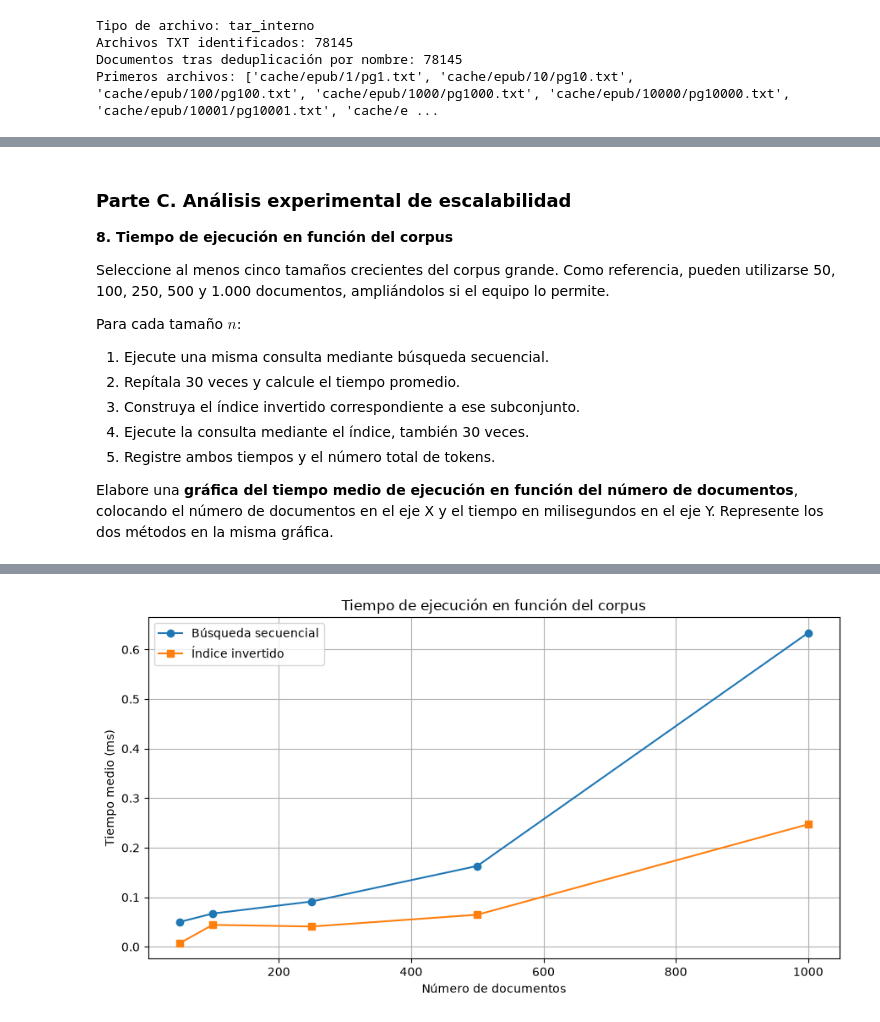
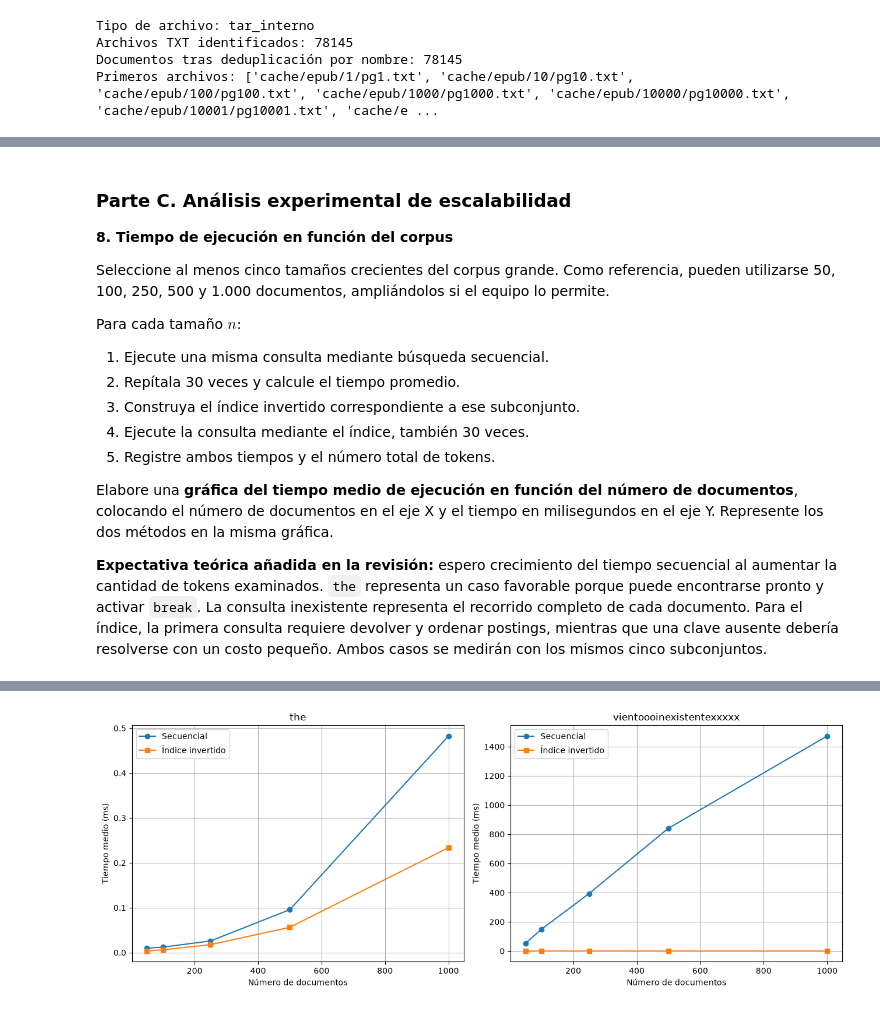
Before and after one commit to Handresth404/Recuperacion-de-Informacion, a Jupyter notebook: Unidad 1/02/02_booleansearch_Ayala_Christian.ipynb, the cells around one changed output, grey strips where cells are left out. Drawn from its saved outputs; the diff is of its cells as text; code cells hidden in the pictures.

```diff
--- a/Unidad 1/02/02_booleansearch_Ayala_Christian.ipynb
+++ b/Unidad 1/02/02_booleansearch_Ayala_Christian.ipynb
@@ -115,7 +119,19 @@ def busqueda_secuencial(consulta, documentos):
         return []
     return _busqueda_secuencial_token(terminos[0], documentos)
 
-consultas = ["the", "love", "is", "war", "VientoOO"]
+# Elegir un término de DF bajo para cumplir la prueba de término raro.
+# Esta estructura solo selecciona la consulta y no participa en la búsqueda.
+df_seleccion = defaultdict(int)
+for tokens in documentos.values():
+    for termino in set(tokens):
+        df_seleccion[termino] += 1
+termino_raro = next(t for t in sorted(df_seleccion)
+                    if t.isalpha() and len(t) >= 5 and 1 <= df_seleccion[t] <= 2)
+termino_inexistente = "vientoooinexistentexxxxx"
+assert termino_inexistente not in df_seleccion
+consultas = ["the", "love", "is", "war", termino_raro, termino_inexistente]
+print("Término raro:", termino_raro, "DF:", df_seleccion[termino_raro])
+del df_seleccion
 for consulta in consultas:
     resultado = busqueda_secuencial(consulta, documentos)
     print(f"Consulta: {consulta}")
@@ -206,7 +221,7 @@ def construir_indice(documentos):
 indice = construir_indice(documentos)
 print("Términos únicos:", len(indice))
 
-for termino in ["the", "love", "is", "war", "VientoOO"]:
+for termino in consultas:
     postings = sorted(indice.get(termino.lower(), set()))
     print(f"\nTérmino: {termino}")
     print("Postings:", postings)
@@ -476,51 +557,42 @@ Para cada tamaño $n$:
 5. Registre ambos tiempos y el número total de tokens.
 
 Elabore una **gráfica del tiempo medio de ejecución en función del número de documentos**, colocando el número de documentos en el eje X y el tiempo en milisegundos en el eje Y. Represente los dos métodos en la misma gráfica.
+
+**Expectativa teórica añadida en la revisión:** espero crecimiento del tiempo secuencial al aumentar la cantidad de tokens examinados. `the` representa un caso favorable porque puede encontrarse pronto y activar `break`. La consulta inexistente representa el recorrido completo de cada documento. Para el índice, la primera consulta requiere devolver y ordenar postings, mientras que una clave ausente debería resolverse con un costo pequeño. Ambos casos se medirán con los mismos cinco subconjuntos.
 # %%
 tamano_corpus = [50, 100, 250, 500, 1000]
-consulta_experimento = "the"
-
+consultas_escalabilidad = ["the", termino_inexistente]
 documentos_lista = list(documentos_grandes.items())
 resultados_escalabilidad = []
 
 for n in tamano_corpus:
     subconjunto = dict(documentos_lista[:n])
-
-    if not subconjunto:
-        continue
-
+    assert len(subconjunto) == n
     indice_subconjunto = construir_indice(subconjunto)
-
-    resultados_escalabilidad.append({
-        "Documentos": len(subconjunto),
-        "Tokens": sum(map(len, subconjunto.values())),
-        "Secuencial (ms)": medir_tiempo(
-            _busqueda_secuencial_token, tokenizar(consulta_experimento)[0], subconjunto
-        ),
-        "Índice (ms)": medir_tiempo(
-            _busqueda_indice_token, tokenizar(consulta_experimento)[0], indice_subconjunto
-        )
-    })
+    for consulta in consultas_escalabilidad:
+        termino = tokenizar(consulta)[0]
+        sec = _busqueda_secuencial_token(termino, subconjunto)
+        inv = _busqueda_indice_token(termino, indice_subconjunto)
+        assert set(sec) == set(inv)
+        resultados_escalabilidad.append({
+            "Consulta": consulta,
+            "Documentos": len(subconjunto),
+            "Tokens": sum(map(len, subconjunto.values())),
+            "DF": len(inv),
+            "Secuencial (ms)": medir_tiempo(_busqueda_secuencial_token, termino, subconjunto),
+            "Índice (ms)": medir_tiempo(_busqueda_indice_token, termino, indice_subconjunto)
+        })
 
 df_escalabilidad = pd.DataFrame(resultados_escalabilidad)
 display(df_escalabilidad)
-
-plt.figure(figsize=(9, 5))
-plt.plot(
-    df_escalabilidad["Documentos"],
-    df_escalabilidad["Secuencial (ms)"],
-    marker="o", label="Búsqueda secuencial"
-)
-plt.plot(
-    df_escalabilidad["Documentos"],
-    df_escalabilidad["Índice (ms)"],
-    marker="s", label="Índice invertido"
-)
-plt.xlabel("Número de documentos")
-plt.ylabel("Tiempo medio (ms)")
-plt.title("Tiempo de ejecución en función del corpus")
-plt.legend()
-plt.grid(True)
+fig, axes = plt.subplots(1, 2, figsize=(13, 5))
+for ax, consulta in zip(axes, consultas_escalabilidad):
+    datos = df_escalabilidad[df_escalabilidad["Consulta"] == consulta]
+    ax.plot(datos["Documentos"], datos["Secuencial (ms)"], marker="o", label="Secuencial")
+    ax.plot(datos["Documentos"], datos["Índice (ms)"], marker="s", label="Índice invertido")
+    ax.set(xlabel="Número de documentos", ylabel="Tiempo medio (ms)", title=consulta)
+    ax.legend()
+    ax.grid(True)
 plt.tight_layout()
 plt.show()
 # %% [output]
@@ -533,4 +610,4 @@ plt.show()
-[figure, old version]
+[figure, new version]
 # %% [markdown]
 **9. Estimación de una función de tiempo**
 
```
Also changed, not shown: parts of 15 cells of this notebook, 3 other files.
